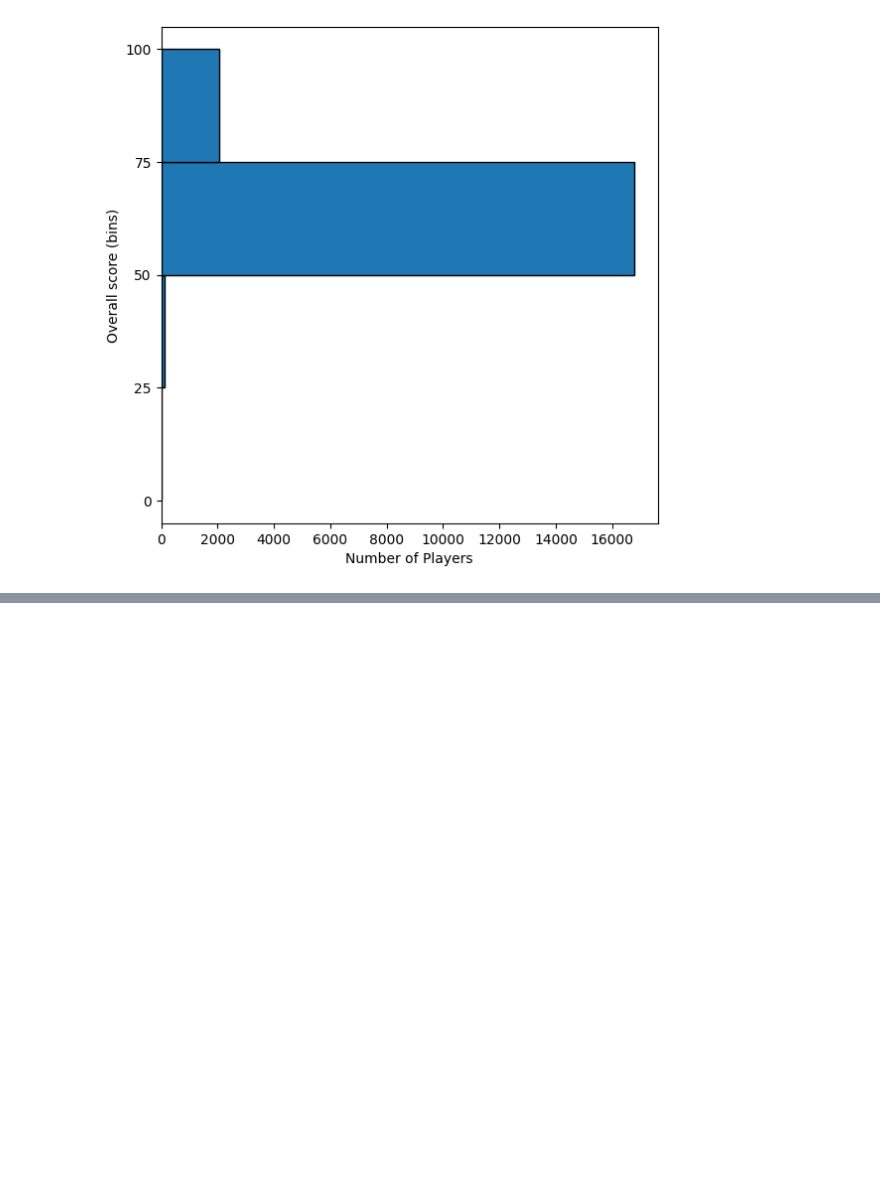
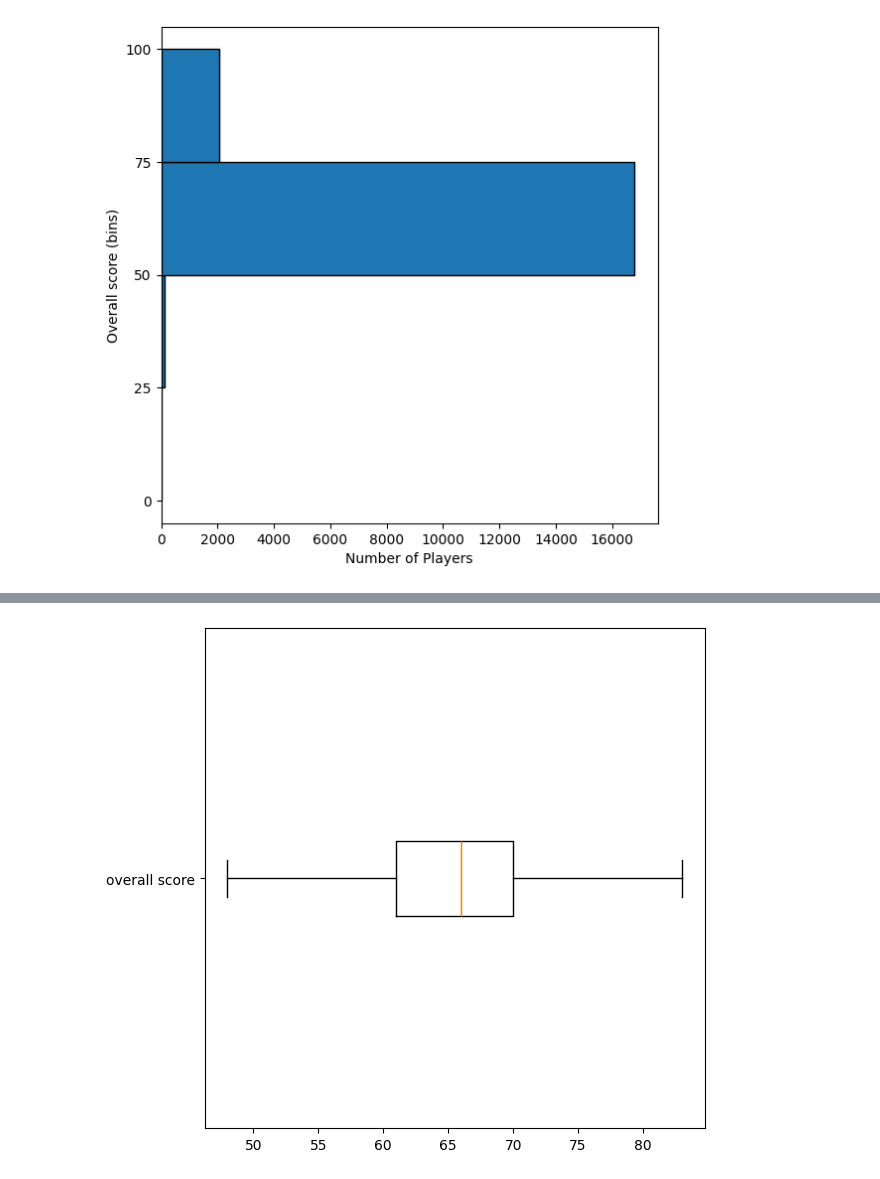
Before and after one commit to KeerthanaSistla/Python-for-Data-Analysis-Visualization, a Jupyter notebook: Matplotlib.ipynb, the cells around one changed output, grey strips where cells are left out. Cells and saved outputs as stored; diff of their text form; code cells hidden in the pictures; blank space fills up the shorter version.

```diff
--- a/Matplotlib.ipynb
+++ b/Matplotlib.ipynb
@@ -644,0 +671,10 @@ plt.show()
+# %%
+fig = plt.figure(figsize = (5,5))
+
+ax1 = fig.add_axes([0,0,1,1])
+
+ax1.boxplot(players['overall'], labels=['overall score'], showfliers=False, vert=False)
+
+plt.show()
+# %% [output]
+[figure, added]
```
Also changed, not shown: parts of 7 cells of this notebook.
